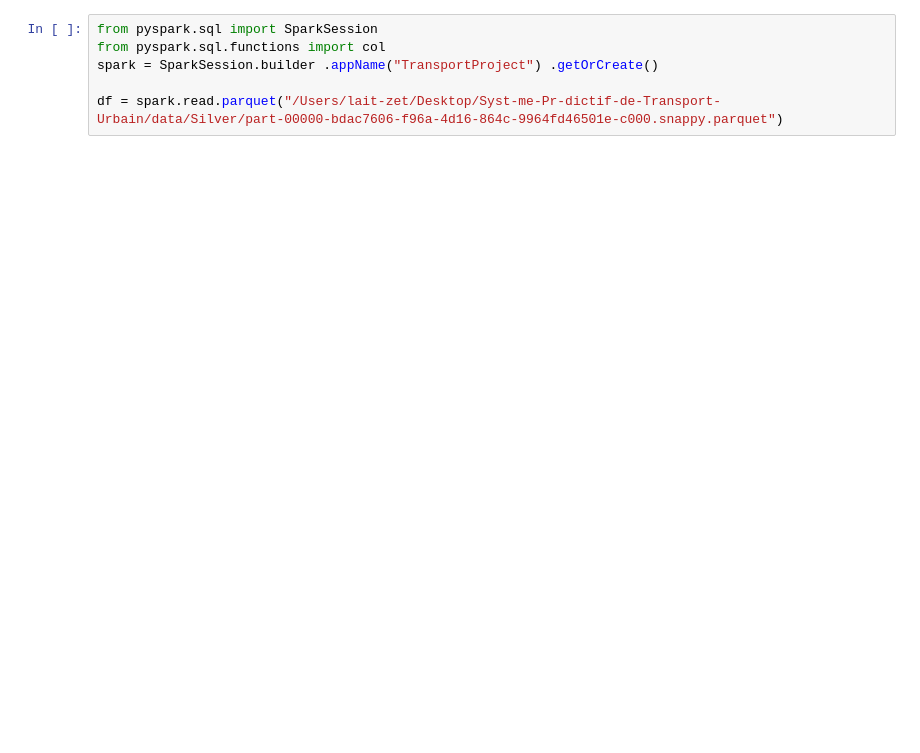
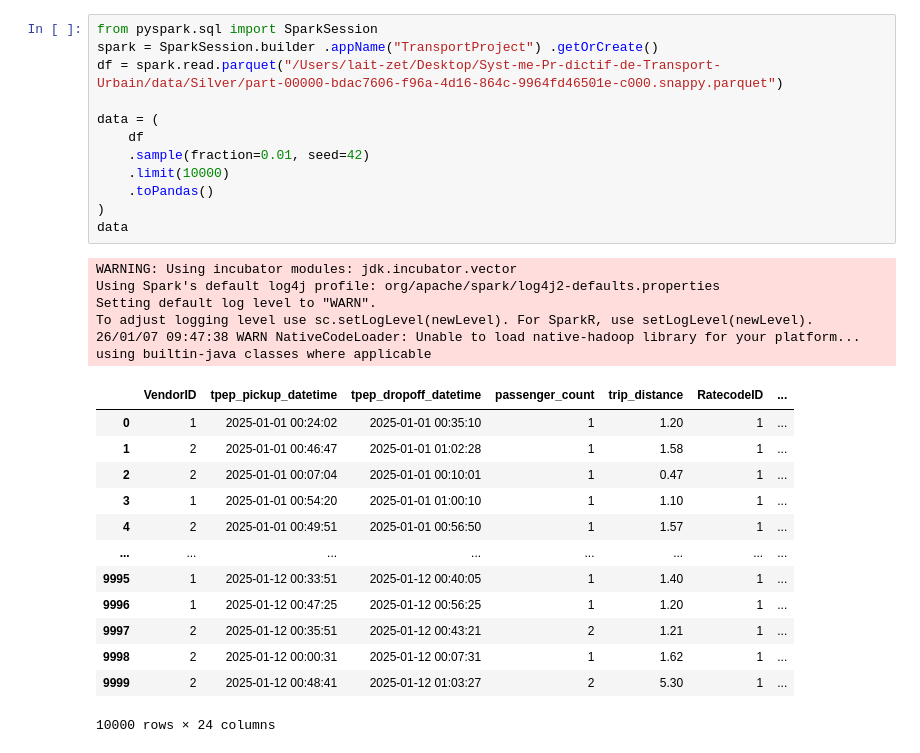
Before and after one commit to Lhcenzetta/Syst-me-Pr-dictif-de-Transport-Urbain, a Jupyter notebook: main1.ipynb, the cells around one changed output. Cells and saved outputs as stored; diff of their text form; blank space fills up the shorter version.

```diff
--- a/main1.ipynb
+++ b/main1.ipynb
@@ -1,7 +1,32 @@
 # %%
 from pyspark.sql import SparkSession
-from pyspark.sql.functions import col
 spark = SparkSession.builder .appName("TransportProject") .getOrCreate()
+df = spark.read.parquet("/Users/lait-zet/Desktop/Syst-me-Pr-dictif-de-Transport-Urbain/data/Silver/part-00000-bdac7606-f96a-4d16-864c-9964fd46501e-c000.snappy.parquet")
 
-df = spark.read.parquet("/Users/lait-zet/Desktop/Syst-me-Pr-dictif-de-Transport-Urbain/data/Silver/part-00000-bdac7606-f96a-4d16-864c-9964fd46501e-c000.snappy.parquet")
+data = (
+    df
+    .sample(fraction=0.01, seed=42)
+    .limit(10000)
+    .toPandas()
+)
+data
+# %% [output]
+WARNING: Using incubator modules: jdk.incubator.vector
+Using Spark's default log4j profile: org/apache/spark/log4j2-defaults.properties
+Setting default log level to "WARN".
+To adjust logging level use sc.setLogLevel(newLevel). For SparkR, use setLogLevel(newLevel).
+26/01/07 09:47:38 WARN NativeCodeLoader: Unable to load native-hadoop library for your platform... using builtin-java classes where applicable
+|  | VendorID | tpep_pickup_datetime | tpep_dropoff_datetime | passenger_count | trip_distance | RatecodeID | ... |
+| 0 | 1 | 2025-01-01 00:24:02 | 2025-01-01 00:35:10 | 1 | 1.20 | 1 | ... |
+| 1 | 2 | 2025-01-01 00:46:47 | 2025-01-01 01:02:28 | 1 | 1.58 | 1 | ... |
+| 2 | 2 | 2025-01-01 00:07:04 | 2025-01-01 00:10:01 | 1 | 0.47 | 1 | ... |
+| 3 | 1 | 2025-01-01 00:54:20 | 2025-01-01 01:00:10 | 1 | 1.10 | 1 | ... |
+| 4 | 2 | 2025-01-01 00:49:51 | 2025-01-01 00:56:50 | 1 | 1.57 | 1 | ... |
+| ... | ... | ... | ... | ... | ... | ... | ... |
+| 9995 | 1 | 2025-01-12 00:33:51 | 2025-01-12 00:40:05 | 1 | 1.40 | 1 | ... |
+| 9996 | 1 | 2025-01-12 00:47:25 | 2025-01-12 00:56:25 | 1 | 1.20 | 1 | ... |
+| 9997 | 2 | 2025-01-12 00:35:51 | 2025-01-12 00:43:21 | 2 | 1.21 | 1 | ... |
+| 9998 | 2 | 2025-01-12 00:00:31 | 2025-01-12 00:07:31 | 1 | 1.62 | 1 | ... |
+| 9999 | 2 | 2025-01-12 00:48:41 | 2025-01-12 01:03:27 | 2 | 5.30 | 1 | ... |
+10000 rows × 24 columns
 # %%
```
Also changed, not shown: parts of 8 cells of this notebook.
